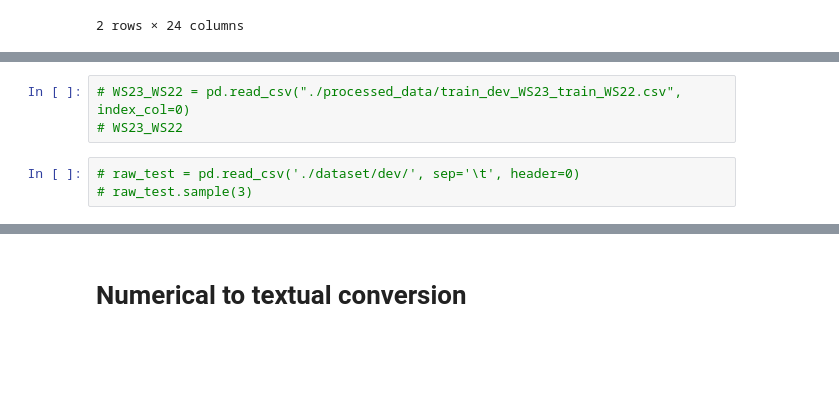
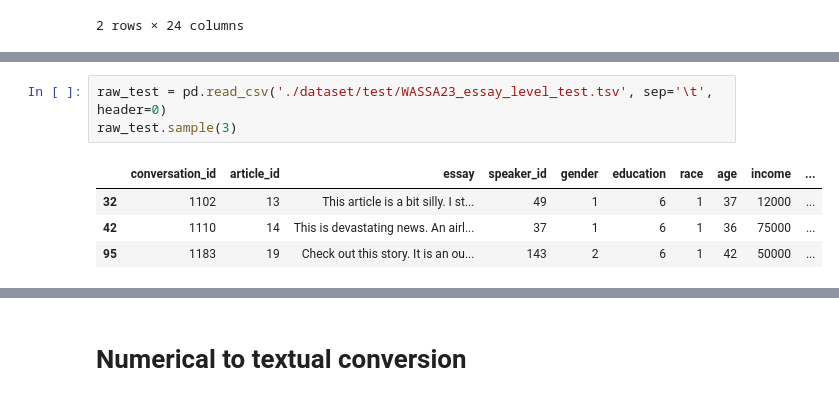
Before and after one commit to hasan-rakibul/WASSA23-empathy-emotion, a Jupyter notebook: preprocessing.ipynb, the cells around one changed output, grey strips where cells are left out. Saved outputs shown, nothing was run; the diff lists cells and outputs as text; blank space fills up the shorter version.

```diff
--- a/preprocessing.ipynb
+++ b/preprocessing.ipynb
@@ -46,7 +38,9 @@ complete_dev.sample(2)
 2 rows × 24 columns
-# %%
-# WS23_WS22 = pd.read_csv("./processed_data/train_dev_WS23_train_WS22.csv", index_col=0)
-# WS23_WS22
 # %%
-# raw_test = pd.read_csv('./dataset/dev/', sep='\t', header=0)
-# raw_test.sample(3)
+raw_test = pd.read_csv('./dataset/test/WASSA23_essay_level_test.tsv', sep='\t', header=0)
+raw_test.sample(3)
+# %% [output]
+|  | conversation_id | article_id | essay | speaker_id | gender | education | race | age | income | ... |
+| 32 | 1102 | 13 | This article is a bit silly. I st... | 49 | 1 | 6 | 1 | 37 | 12000 | ... |
+| 42 | 1110 | 14 | This is devastating news. An airl... | 37 | 1 | 6 | 1 | 36 | 75000 | ... |
+| 95 | 1183 | 19 | Check out this story. It is an ou... | 143 | 2 | 6 | 1 | 42 | 50000 | ... |
```
Also changed, not shown: parts of 49 cells of this notebook, 15 other files.
